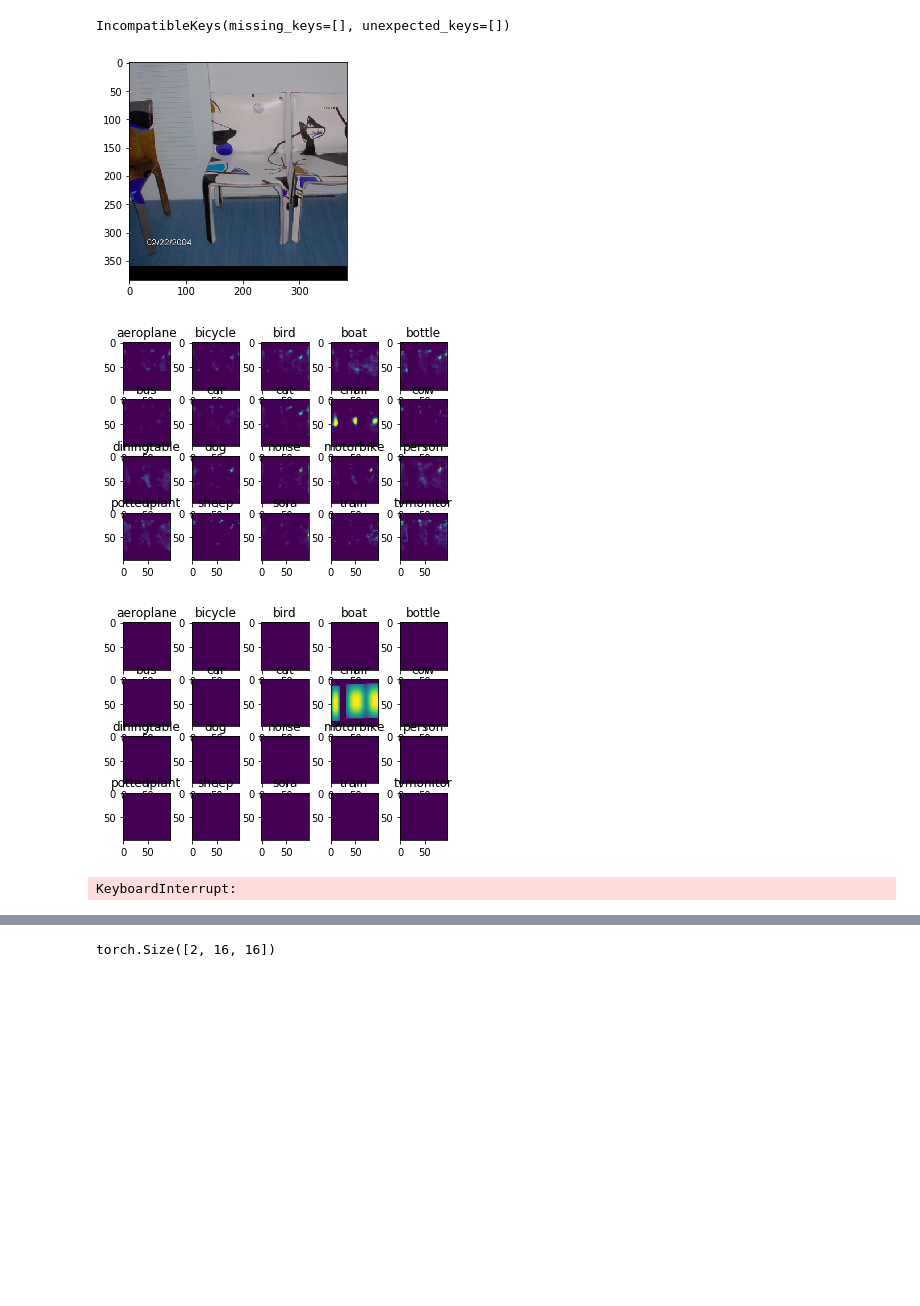
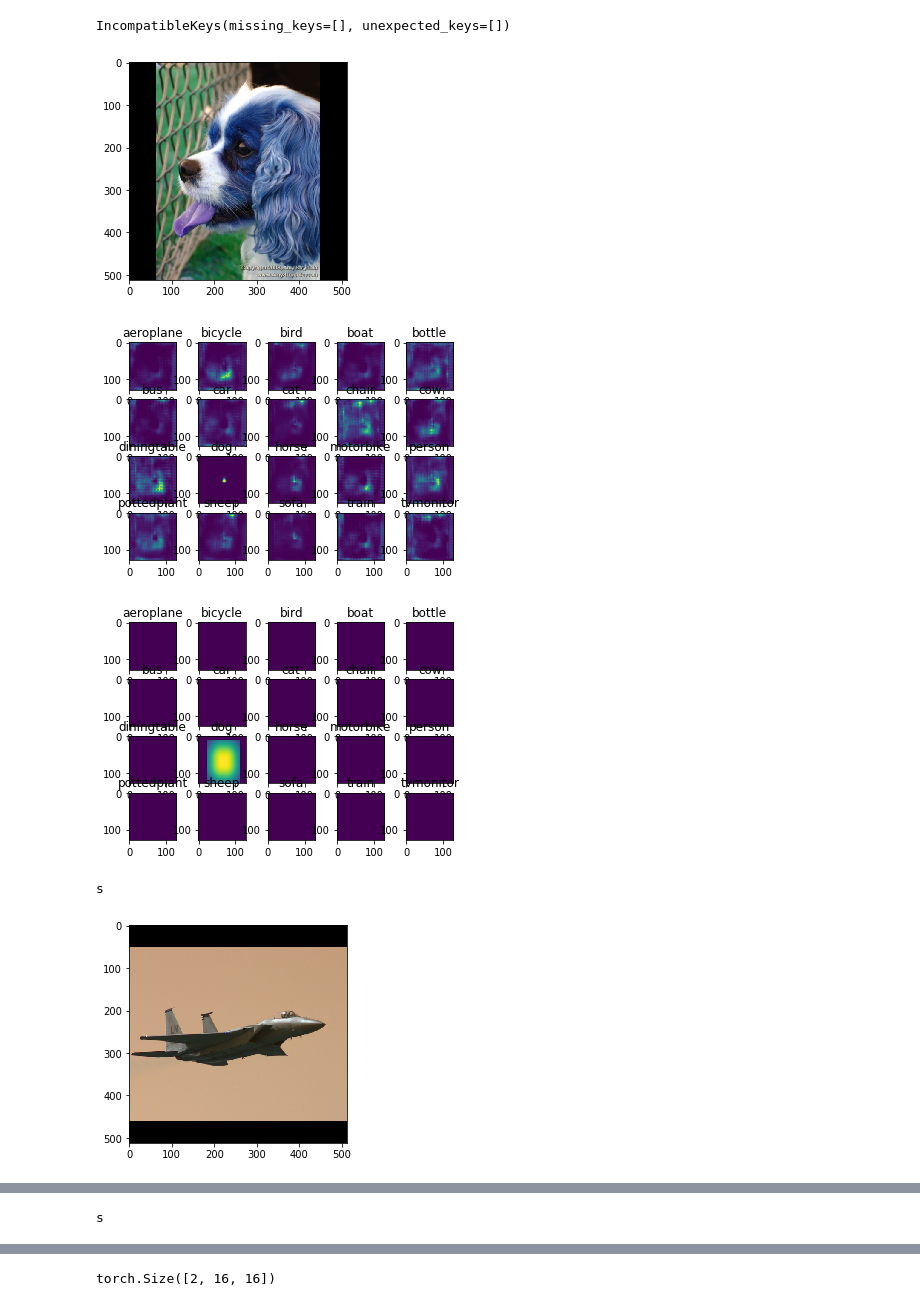
Before and after one commit to ImMrMa/PL_face_detection, a Jupyter notebook: src/obj_dect.ipynb, the cells around one changed output, grey strips where cells are left out. Cells and saved outputs as stored; diff of their text form; code cells hidden in the pictures; blank space fills up the shorter version.

```diff
--- a/src/obj_dect.ipynb
+++ b/src/obj_dect.ipynb
@@ -56,7 +56,7 @@ class PascalDataset(Dataset):
         self.dataset=dataset
         self.obj_res=obj_res
         self.pic_res=pic_res
-        self.avgpool=torch.nn.AvgPool2d(4,4)
+        self.avgpool=torch.nn.MaxPool2d(4,4)
         self.maxpool=torch.nn.MaxPool2d(4,4)
         self.max_objs=50
     def __len__(self):
@@ -68,9 +68,9 @@ class PascalDataset(Dataset):
         obj_index=objs[index]['obj_index']
         obj_pic=dataset[pic_index]
 
-        wh=obj_pic['wh'][obj_index]*4
+        wh=obj_pic['wh'][obj_index]
         ori_pic=obj_pic['input']
-        bbox=(obj_pic['bboxs'][obj_index]*4).astype(np.int)
+        bbox=(obj_pic['bboxs'][obj_index]).astype(np.int)
         hms=obj_pic['hm']
         bbox_crop=self.crop_pic(ori_pic,bbox,wh)
         batch_dict=self.gen_offset(obj_pic['bboxs'],bbox_crop)
@@ -80,25 +80,25 @@ class PascalDataset(Dataset):
         batch_dict['hm']=crop_resize_hm
         batch_dict['input']=crop_pic
         return batch_dict
-    def gen_offset(self,obj_bboxes,bbox):
+    def gen_offset(self,obj_bboxes,bbox_crop):
         reg = np.zeros((self.max_objs, 2), dtype=np.float32)
         ind = np.zeros((self.max_objs), dtype=np.int64)
         reg_mask = np.zeros((self.max_objs), dtype=np.uint8)
         wh=np.zeros((self.max_objs,2),dtype=np.float32)
 
-        bbox_output=bbox/4
+        bbox_output=bbox_crop/4
         w=bbox_output[2]-bbox_output[0]
         h=bbox_output[3]-bbox_output[1]
 
         for index,obj_bbox in enumerate(obj_bboxes):
-            if obj_bbox[0]>=bbox_output[0] and obj_bbox[1]>=bbox_output[1] and obj_bbox[2]<=bbox_output[2] and obj_bbox[3]<=bbox_output[3]:
-                obj_bbox_offset=obj_bbox-[bbox_output[0],bbox_output[1],bbox_output[0],bbox_output[1]]
-
+            if obj_bbox[0]>=bbox_crop[0] and obj_bbox[1]>=bbox_crop[1] and obj_bbox[2]<=bbox_crop[2] and obj_bbox[3]<=bbox_crop[3]:
+                obj_bbox_offset=obj_bbox-[bbox_crop[0],bbox_crop[1],bbox_crop[0],bbox_crop[1]]
                 ct = np.array([(obj_bbox_offset[0] + obj_bbox_offset[2]) / 2, (obj_bbox_offset[1] + obj_bbox_offset[3]) / 2], dtype=np.float32)
-                ct_int = ct.astype(np.int32)
+                ct=ct/4
+                ct_int =ct.astype(np.int32)
                 reg[index]=ct-ct_int
                 index_ct=ct_int[1]*w+ct_int[0]
-                wh[index]=[obj_bbox_offset[2]-obj_bbox_offset[0],obj_bbox_offset[3]-obj_bbox_offset[1]]
+                wh[index]=[(obj_bbox_offset[2]-obj_bbox_offset[0])/4,(obj_bbox_offset[3]-obj_bbox_offset[1])/4]
                 if index<0 or index>=w*h:
                     reg_mask[index]=0
                     ind[index]=0
@@ -221,4 +221,4 @@ loader=DataLoader(data,num_workers=10,collate_fn=default_collate)
 # %%
 from models.model import create_model
 heads = {'hm': 20,'wh': 2,'reg': 2 }
-model = create_model('deeplab_resnet101',heads ,64)
+model = create_model('resdcn_18',heads ,64)
@@ -225,5 +228,5 @@ model = create_model('deeplab_resnet101',heads ,64)
 # %%
-state_dict=torch.load('../models/model_last.pth')
+state_dict=torch.load('/home/mayx/project/github/CenterNet/models/ctdet_pascal_resdcn18_512.pth')
 # %%
 for k,v in state_dict.items():
     print(k)
@@ -262,38 +264,39 @@ IncompatibleKeys(missing_keys=[], unexpected_keys=[])
 # %%
 from models.utils import _sigmoid
 mean = torch.tensor([0.485, 0.456, 0.406]).view(1,1,3)
 std  = torch.tensor([0.229, 0.224, 0.225]).view(1,1,3)
 def draw_pic_hm(data,batch_output,batch_hm):
     classes=["aeroplane", "bicycle", "bird", "boat","bottle", "bus", "car", "cat", "chair", "cow", "diningtable", "dog",
 "horse", "motorbike", "person", "pottedplant", "sheep", "sofa",
 "train", "tvmonitor"]
     for pic,output,hm in zip(data,batch_output,batch_hm):
         plt.imshow(((pic.permute((1,2,0))*std+mean)*255).int())
         plt.show()
         for index,(out_hm) in enumerate(output):
             plt.subplot(4,5,index+1)
             plt.title(classes[index])
             plt.imshow(out_hm)
         plt.show()
         for index,(label_hm) in enumerate(hm):
             plt.subplot(4,5,index+1)
             plt.title(classes[index])
             plt.imshow(label_hm)
         plt.show()
 model.eval()
-# for index,batch in enumerate(loader):
-data=batch['input'][:1]
+for index,batch in enumerate(loader):
+    data=batch['input'][:1]
 # if data.shape[3]!=384:
 #     continue
-data=data.cuda(0)
-output,=model(data)
-draw_pic_hm(data.cpu().detach(),_sigmoid(output['hm'].cpu().detach()),batch['hm'][:1].cpu().detach())
+    data=data.cuda(0)
+    output,=model(data)
+    draw_pic_hm(data.cpu().detach(),_sigmoid(output['hm'].cpu().detach()),batch['hm'][:1].cpu().detach())
 #     print(output['wh'],output['wh'].shape)
 #     print(output['reg'],output['reg'].shape)
 #     print(batch['reg_mask'][:1],batch['reg_mask'][:1].shape)
-input('s')
+    input('s')
 # %% [output]
-[figure, old version]
+[figure, new version]
-[figure, old version]
+[figure, new version]
-[figure, old version]
+[figure, new version]
-KeyboardInterrupt:
+s
+[figure, added]
@@ -299,0 +305 @@ KeyboardInterrupt:
+s
```
Also changed, not shown: parts of 10 cells of this notebook, 4 other files.
